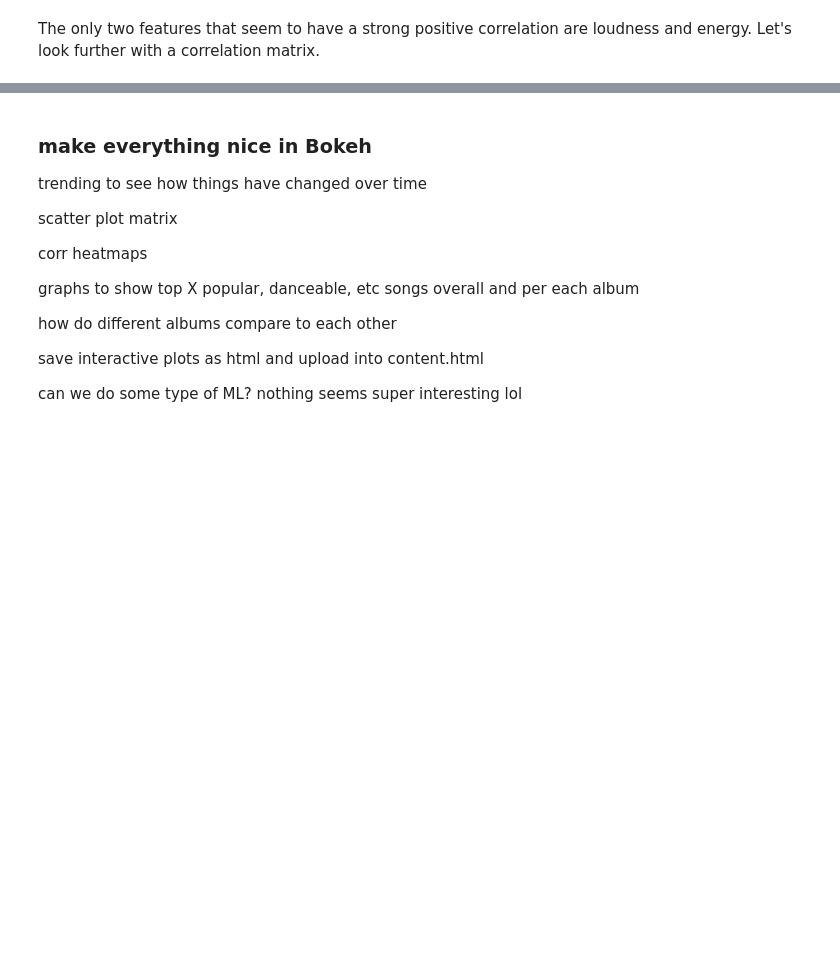
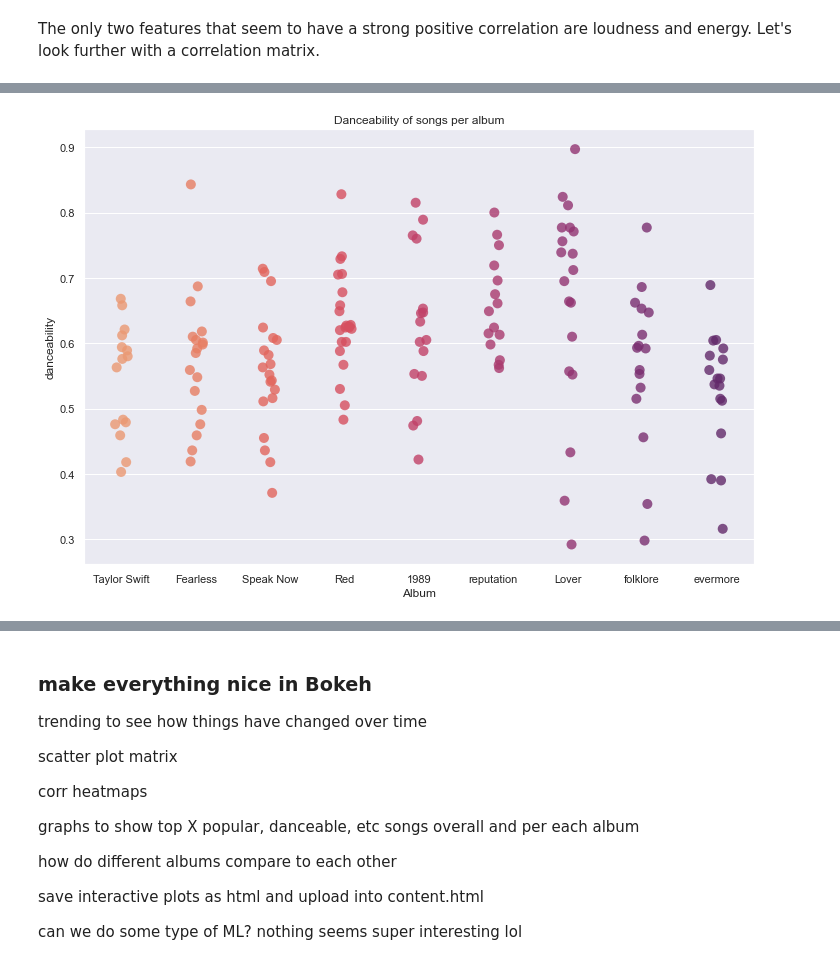
Before and after one commit to Wilb11/t-swift, a Jupyter notebook: taylor-swift-song-analysis.ipynb, the cells around one changed output, grey strips where cells are left out. Cells and saved outputs as stored; diff of their text form; code cells hidden in the pictures; blank space fills up the shorter version.

```diff
--- a/taylor-swift-song-analysis.ipynb
+++ b/taylor-swift-song-analysis.ipynb
@@ -250,0 +288,6 @@ plt.show()
+# %%
+# create stripplot for danceability per album
+create_stripplot("album", "danceability", df, 0.1, 'flare', 10, 0.8,
+                'Danceability of songs per album', 'Album')
+# %% [output]
+[figure, added]
```
Also changed, not shown: parts of 14 cells of this notebook, 3 other files.
